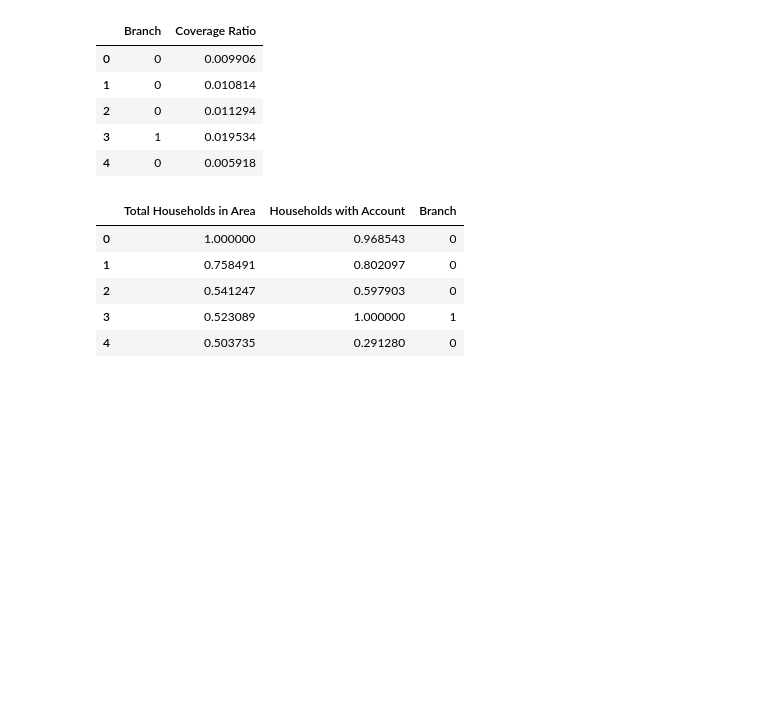
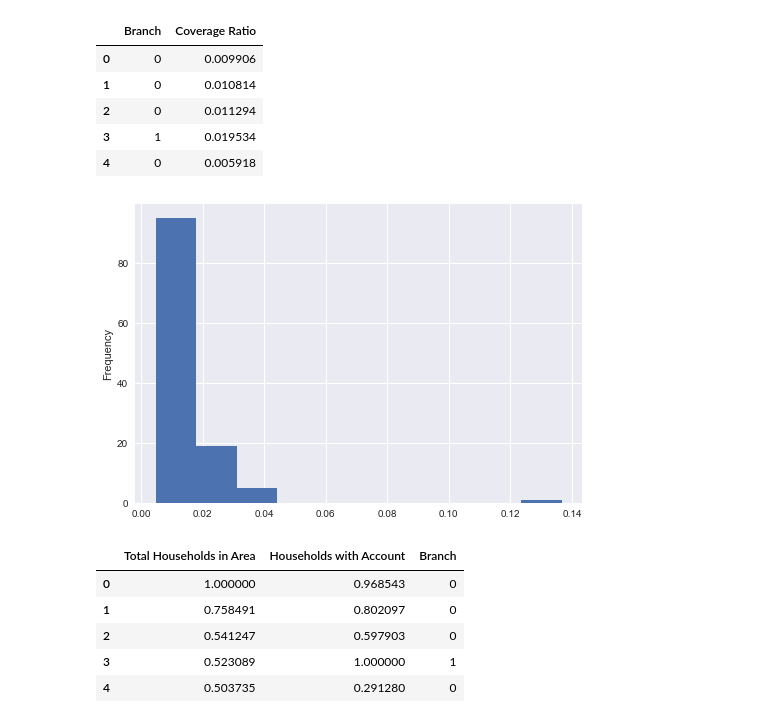
Before and after one commit to ZiaoChen/BC3406, a Jupyter notebook: General/Case 1.ipynb, the cells around one changed output. Saved outputs shown, nothing was run; the diff lists cells and outputs as text; code cells hidden in the pictures; blank space fills up the shorter version.

```diff
--- a/General/Case 1.ipynb
+++ b/General/Case 1.ipynb
@@ -59,6 +59,11 @@ data.head()
 | 2 | 0 | 0.011294 |
 | 3 | 1 | 0.019534 |
 | 4 | 0 | 0.005918 |
+# %%
+data["Coverage Ratio"].plot(kind="hist")
+plt.show()
+# %% [output]
+[figure, added]
 # %%
 data_2 = data_2.drop(["ID"],axis=1)
 data_2.columns = ["Total Households in Area", "Households with Account","Branch"]
```
Also changed, not shown: 25 other files.
